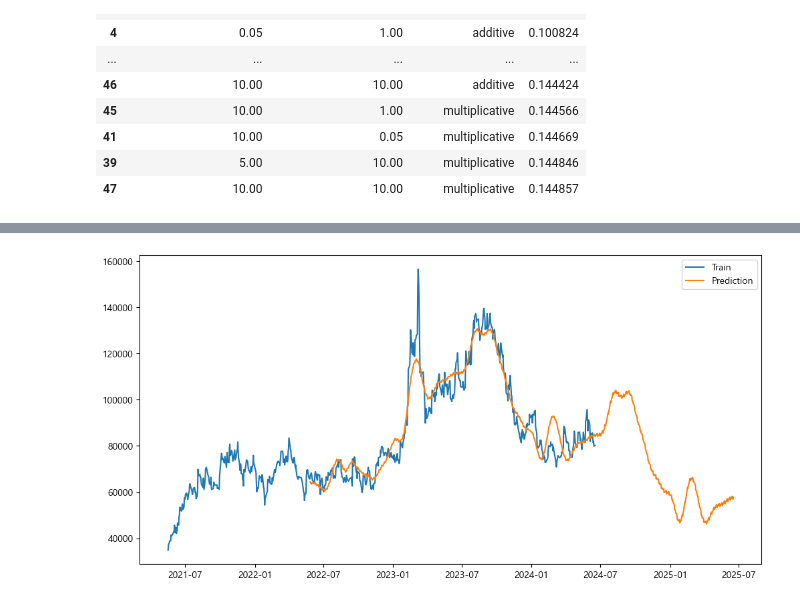
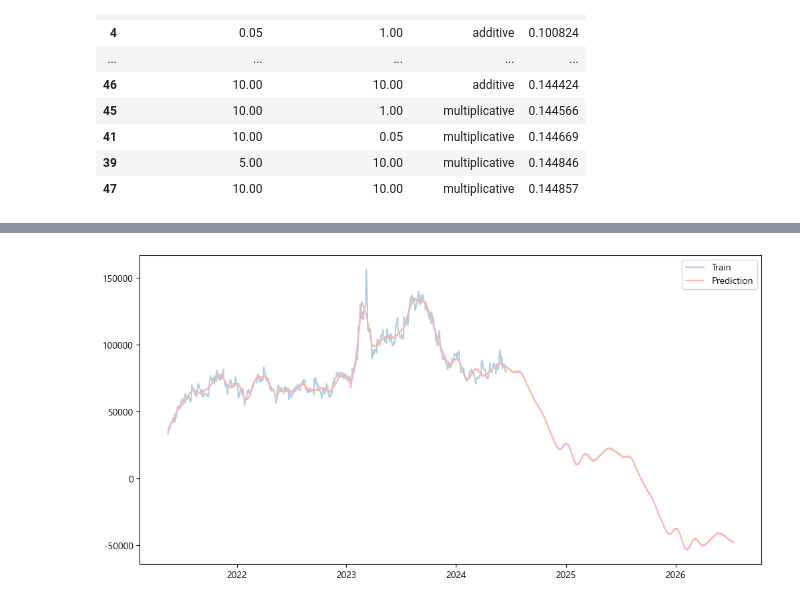
Before and after one commit to songseogyeong/project-time_series, a Jupyter notebook: SM_ent.ipynb, the cells around one changed output, grey strips where cells are left out. Drawn from its saved outputs; the diff is of its cells as text; code cells hidden in the pictures.

```diff
--- a/SM_ent.ipynb
+++ b/SM_ent.ipynb
@@ -1286,7 +1205,7 @@ plt.show()
 # %%
-# sm의 최근 1년간 데이터 추출
-sm3_df = pre_f_df.iloc[-756:].reset_index(drop=True)
-sm3_df
+# sm의 최근 3년간 데이터 추출
+sm2_df = pre_f_df.iloc[-756:].reset_index(drop=True)
+sm2_df
 # %% [output]
 |  | ds | y |
 | 0 | 2021-05-17 | 34936.0000 |
@@ -1464,20 +1322,0 @@ plt.show()
-# %%
-# loss 값이 제일 낮은 파라미터 값 가져와서 담기
-# 최적의 모델!
-model = Prophet(changepoint_prior_scale=10.00,
-                seasonality_prior_scale=0.10,
-                seasonality_mode='additive')
-
-# 훈련
-model.fit(sm2_df)
-
-# Prophet 모델을 사용하여 미래의 예측값을 생성한다.
-# make_future_dataframe: 미래의 일정한 기간에 해당하는 날짜를 포함하는 DataFrame 생성
-future = model.make_future_dataframe(periods=365)
-
-# 예측
-# 미래의 날짜 정보가 포함된 future DataFrame 사용
-forecast = model.predict(future)
-# 예측 결과 중 특정 컬럼 추출하여 출력
-# ds: 날짜, yhat: 해당 날짜의 예측값, yhat_lower: 예측값 하한, yhat_upper: 예측값 상한
-forecast[['ds', 'yhat', 'yhat_lower', 'yhat_upper']]
@@ -1524,7 +1343,7 @@ plt.show()
 # %%
 # loss 값이 제일 낮은 파라미터 값 가져와서 담기
 # 최적의 모델!
-model = Prophet(changepoint_prior_scale=0.05,
+model = Prophet(changepoint_prior_scale=5.00,
                 seasonality_prior_scale=0.05,
                 seasonality_mode='additive')
 
@@ -1533,7 +1352,7 @@ model.fit(sm2_df)
 
 # Prophet 모델을 사용하여 미래의 예측값을 생성한다.
 # make_future_dataframe: 미래의 일정한 기간에 해당하는 날짜를 포함하는 DataFrame 생성
-future = model.make_future_dataframe(periods=365)
+future = model.make_future_dataframe(periods=756)
 
 # 예측
 # 미래의 날짜 정보가 포함된 future DataFrame 사용
@@ -1570,14 +1389,16 @@ pre_sm3_df.index = pd.to_datetime(pre_sm3_df.index)
 forecast_df.index = pd.to_datetime(forecast_df.index)
 # %%
+import matplotlib.pyplot as plt
+
 # 그래프 사이즈 지정
 fig, ax = plt.subplots(1, 1, figsize=(12, 6))
 
 # 훈련 데이터
-plt.plot(pre_sm3_df[['y']], label='Train')
+plt.plot(pre_sm2_df[['y']], label='Train', color=colors[1])
 # 예측 데이터
-plt.plot(forecast_df[['yhat']], label='Prediction')
+plt.plot(forecast_df[['yhat']], label='Prediction', color=colors[0])
 
 plt.legend()
 plt.show()
 # %% [output]
-[figure, old version]
+[figure, new version]
```
Also changed, not shown: parts of 70 cells of this notebook, 36 other files.
